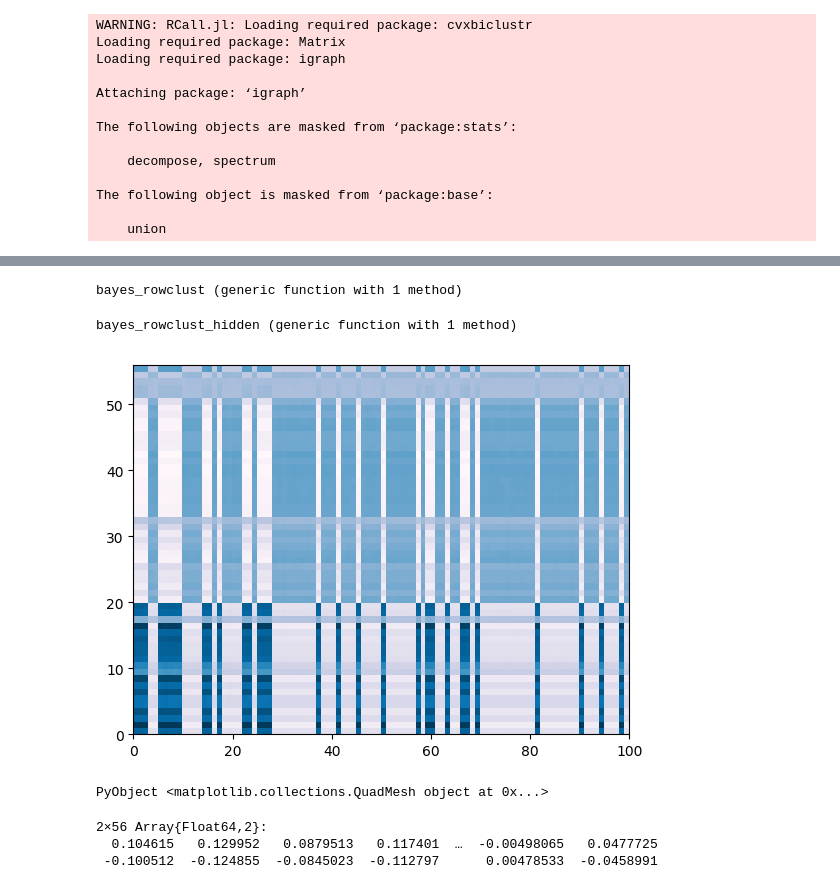
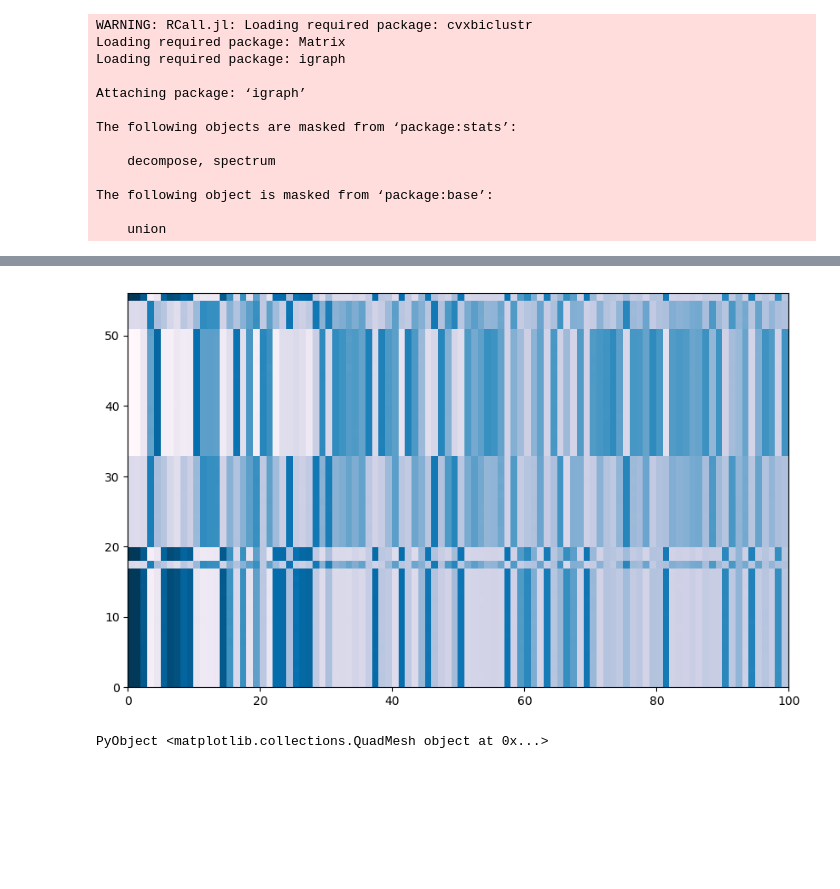
Before and after one commit to youngseok-kim/BGSM-paper, a Jupyter notebook: Untitled.ipynb, the cells around one changed output, grey strips where cells are left out. Saved outputs shown, nothing was run; the diff lists cells and outputs as text; code cells hidden in the pictures; blank space fills up the shorter version.

```diff
--- a/Untitled.ipynb
+++ b/Untitled.ipynb
@@ -39,8 +90,10 @@ function one_step_update(Y,Theta,Mu,sigma,v0; transposed = false)
     R = Diagonal(1./sum(Q,1)[:]) * Q';
     Theta = (eye(n) + (eye(n) - Q * R)/v0)\Y;
     Mu = R * Theta;
-    if transposed == false return Theta, Mu
-    else return Theta', Mu'
+    if transposed == false
+        return Theta, Mu
+    else
+        return Theta', Mu'
     end
 end
 # %% [output]
@@ -48,18 +101,16 @@ one_step_update (generic function with 2 methods)
 # %%
-function bayes_biclust_hidden(Y; v0 = 1e-1, sigma = 1, iter = 1000, k1 = 2, k2 = 2)
-
-    # initialize
+function variational(Y; v0 = 1e-1, sigma = 1, S1 = [1;20;40;60;80], S2 = [1;20;30;40;50], iter = 1000, c = 1)
+       # initialize
     n1,n2 = size(Y);
-    Theta = Y + 0.01 * randn(n1,n2);
-    S1 = randperm(n)[1:k1];
-    S2 = randperm(m)[1:k2];
-    Mu1 = Y[S1,:] + 0.01 * randn(k1,n2);
-    Mu2 = Y[:,S2] + 0.01 * randn(n1,k2);
+    Theta = Y + 1e-8 * randn(n1,n2);
+    k1 = length(S1); k2 = length(S2);
+    Mu1 = Y[S1,:] + 1e-8 * randn(k1,n2);
+    Mu2 = Y[:,S2] + 1e-8 * randn(n1,k2);
 
     # loop start
     for i = 1:iter
         Theta, Mu1 = one_step_update(Y,Theta,Mu1,sigma,v0);
-        Theta, Mu2 = one_step_update(Y',Theta',Mu2',sigma,v0, transposed = true);
+        Theta, Mu2 = one_step_update(Y',Theta',Mu2',sigma,v0/c, transposed = true);
     end
     return Theta, Mu1, Mu2
 end
@@ -90,47 +119,7 @@ PyObject <matplotlib.collections.QuadMesh object at 0x...>
-# %%
-function bayes_rowclust(Y;v0 = 1e-1, v1 = 1e4, sigma = 1, iter = 100)
-    n,m = size(Y);
-    Theta = Y + 0.01 * randn(n,m);
-    Q = zeros(n,n);
-    for i = 1:iter
-        diff_sq = reshape(sum((repeat(Theta,outer = [n,1]) - repeat(Theta,inner = [n,1])).^2,2),n,n);
-        Q = 1./ (1 + sqrt(v0/v1) * exp.(diff_sq/sigma^2 * (1/v0 - 1/v1)));
-        R = Q/v0 + (1-Q)/v1;
-        Theta = (eye(n) + (Diagonal(sum(R,2)[:]) - R))\Y;
-    end
-    return Theta, Q
-end
-# %% [output]
-bayes_rowclust (generic function with 1 method)
-# %%
-function bayes_rowclust_hidden(Y;v0 = 1e-1, sigma = 1, iter = 1000, k = 2)
-    n,m = size(Y);
-    Theta = Y + 0.0 * randn(n,m);
-    S = randperm(n)[1:k];
-    Mu = Y[S,:] + 0.0 * randn(k,m);
-    Q = zeros(n,n);
-    for i = 1:iter
-        diff_sq = reshape(sum((repeat(Theta,outer = [k,1]) - repeat(Mu,inner = [n,1])).^2,2),n,k);
-    #    Q = 1./ (1 + sqrt(v0/v1) * exp.(diff_sq/sigma^2 * (1/v0 - 1/v1)));
-        Q = exp.(-diff_sq/(v0*sigma^2));
-        Q = Q./ sum(Q,2);
-        R = Diagonal(1./sum(Q,1)[:]) * Q';
-        Theta = (eye(n) + (eye(n) - Q * R)/v0)\Y;
-        Mu = R * Theta;
-    end
-    return Theta, Mu, Q
-end
-# %% [output]
-bayes_rowclust_hidden (generic function with 1 method)
 # %%
-out = bayes_rowclust_hidden(X * 10,v0 = 1e-2, sigma = 1, k = 2);
-pcolormesh(out[1]',cmap = "PuBu")
+out = variational(X * 8,iter = 100, v0 = 1e-2/3)
+fig, ax = subplots(figsize=(10,6))
+ax[:pcolormesh](out[1]',cmap = "PuBu")
 # %% [output]
-[figure, old version]
+[figure, new version]
 PyObject <matplotlib.collections.QuadMesh object at 0x...>
-# %%
-out[2]
-# %% [output]
-2×56 Array{Float64,2}:
-  0.104615   0.129952   0.0879513   0.117401  …  -0.00498065   0.0477725
- -0.100512  -0.124855  -0.0845023  -0.112797      0.00478533  -0.0458991
```
Also changed, not shown: parts of 20 cells of this notebook, 13 other files.
